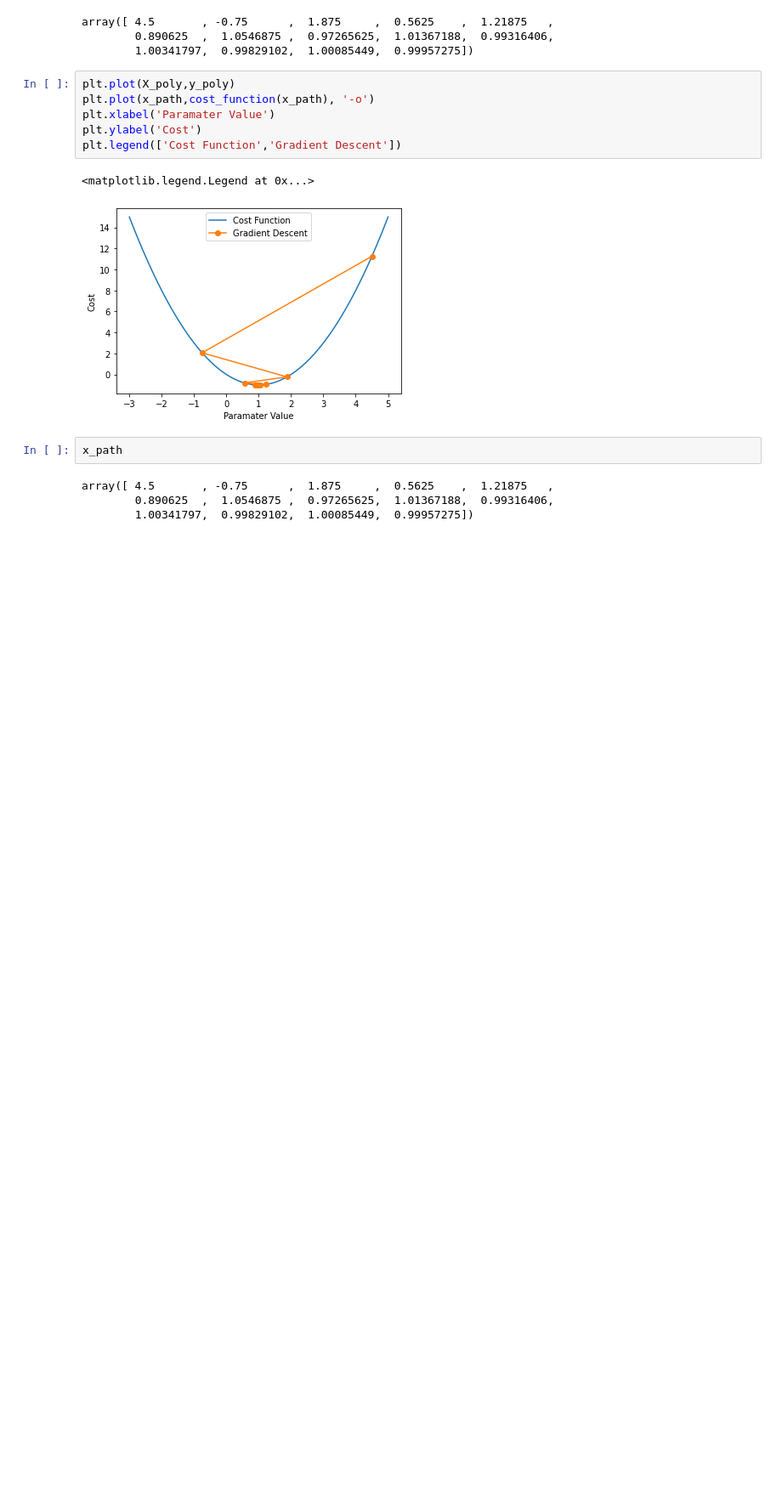
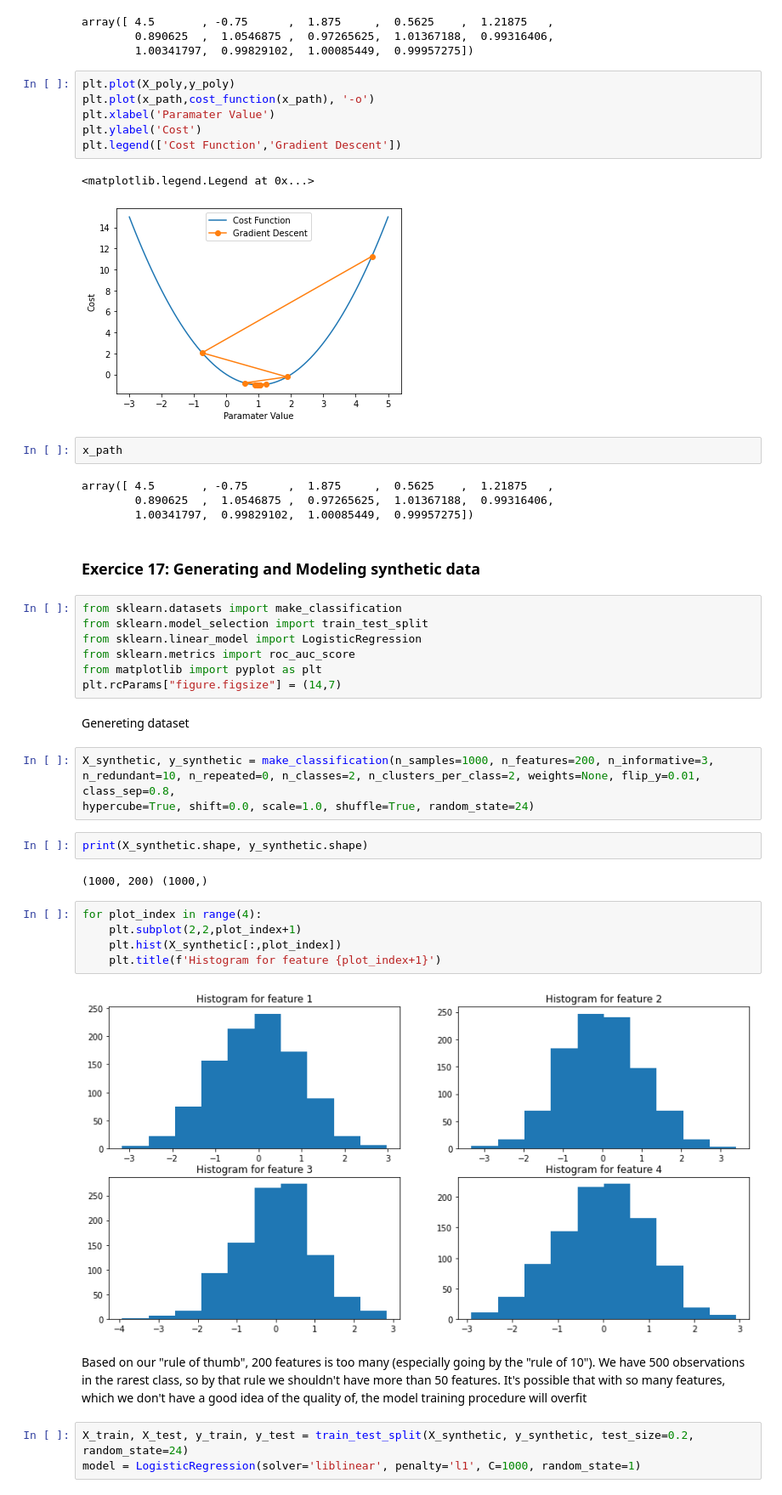
Before and after one commit to cbvreis/Book_Data-Science-Projects-with-Python-P, a Jupyter notebook: notebooks/chapter4.ipynb, the cells around one changed output. Shown: that part at 85% size. Drawn from its saved outputs; the diff is of its cells as text; blank space fills up the shorter version.

```diff
--- a/notebooks/chapter4.ipynb
+++ b/notebooks/chapter4.ipynb
@@ -72,3 +72,34 @@ x_path
 array([ 4.5       , -0.75      ,  1.875     ,  0.5625    ,  1.21875   ,
         0.890625  ,  1.0546875 ,  0.97265625,  1.01367188,  0.99316406,
         1.00341797,  0.99829102,  1.00085449,  0.99957275])
+# %% [markdown]
+### Exercice 17: Generating and Modeling synthetic data
+# %%
+from sklearn.datasets import make_classification
+from sklearn.model_selection import train_test_split
+from sklearn.linear_model import LogisticRegression
+from sklearn.metrics import roc_auc_score
+from matplotlib import pyplot as plt
+plt.rcParams["figure.figsize"] = (14,7)
+# %% [markdown]
+Genereting dataset
+# %%
+X_synthetic, y_synthetic = make_classification(n_samples=1000, n_features=200, n_informative=3, n_redundant=10, n_repeated=0, n_classes=2, n_clusters_per_class=2, weights=None, flip_y=0.01, class_sep=0.8,
+hypercube=True, shift=0.0, scale=1.0, shuffle=True, random_state=24)
+# %%
+print(X_synthetic.shape, y_synthetic.shape)
+# %% [output]
+(1000, 200) (1000,)
+# %%
+for plot_index in range(4):
+    plt.subplot(2,2,plot_index+1)
+    plt.hist(X_synthetic[:,plot_index])
+    plt.title(f'Histogram for feature {plot_index+1}')
+# %% [output]
+[figure, added]
+# %% [markdown]
+Based on our "rule of thumb", 200 features is too many (especially going by the "rule of 10").
+We have 500 observations in the rarest class, so by that rule we shouldn't have more than 50 features. It's possible that with so many features, which we don't have a good idea of the quality of, the model training procedure will overfit
+# %%
+X_train, X_test, y_train, y_test = train_test_split(X_synthetic, y_synthetic, test_size=0.2, random_state=24)
+model = LogisticRegression(solver='liblinear', penalty='l1', C=1000, random_state=1)
```
Also changed, not shown: parts of 4 cells of this notebook.
